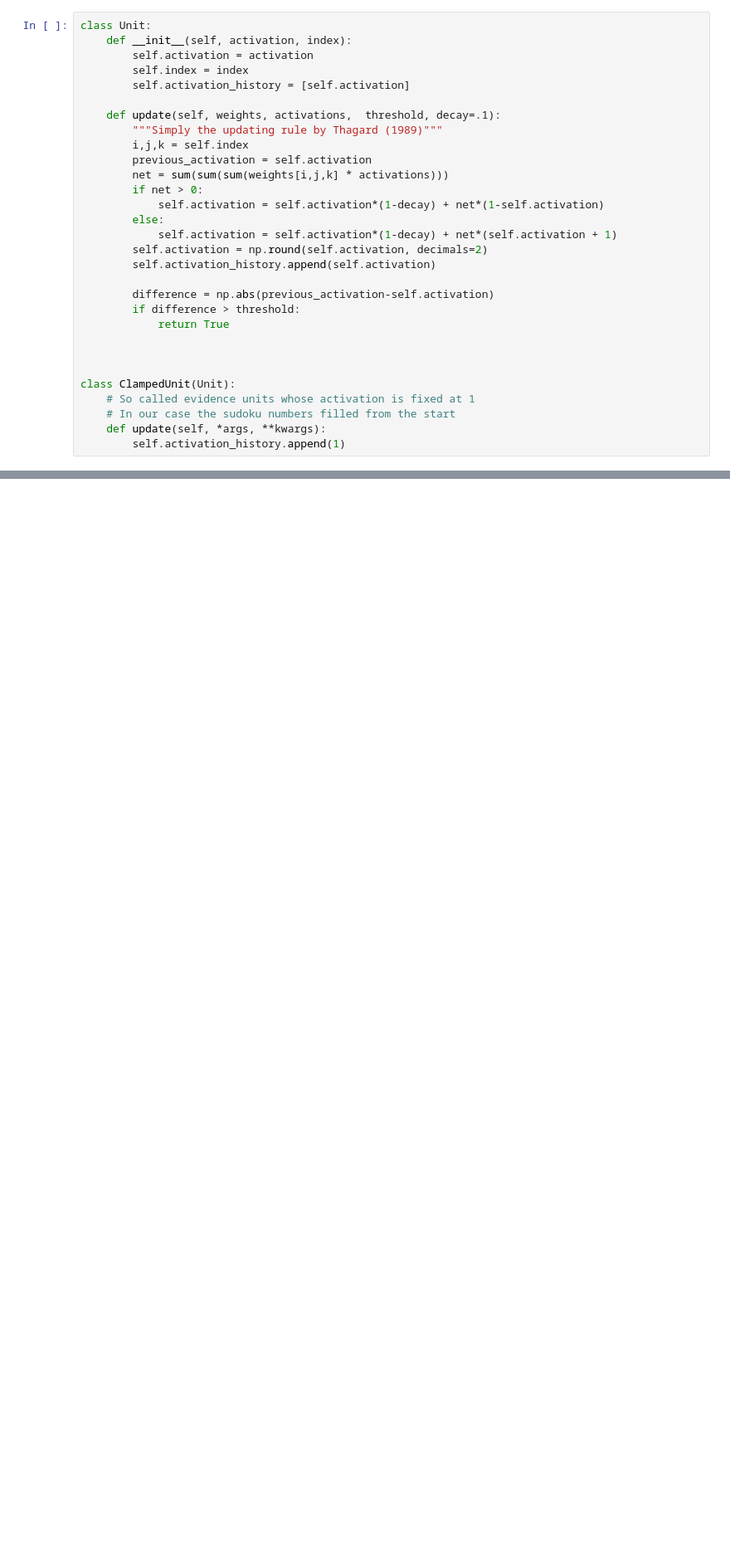
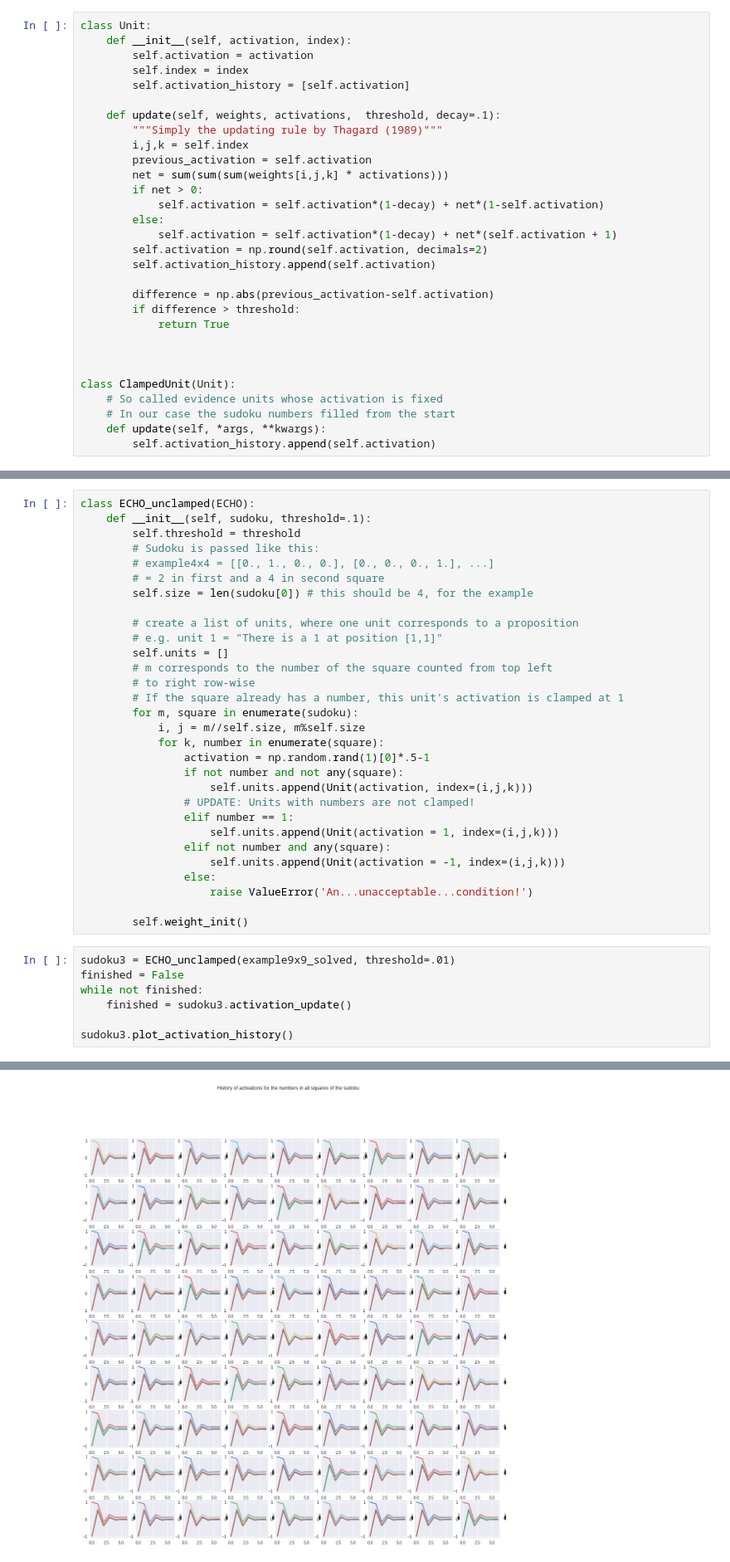
Before and after one commit to MaxRae/ConnectionistSudoku, a Jupyter notebook: ECHOSudoku.ipynb, the cells around one changed output, grey strips where cells are left out. Shown at 83% size. Cells and saved outputs as stored; diff of their text form; blank space fills up the shorter version.

```diff
--- a/ECHOSudoku.ipynb
+++ b/ECHOSudoku.ipynb
@@ -54,7 +60,7 @@ class Unit:
 
 
 class ClampedUnit(Unit):
-    # So called evidence units whose activation is fixed at 1
+    # So called evidence units whose activation is fixed
     # In our case the sudoku numbers filled from the start
     def update(self, *args, **kwargs):
-        self.activation_history.append(1)
+        self.activation_history.append(self.activation)
@@ -300,0 +385,38 @@ array([[[ 0.        , -0.11111111,  0.        ,  0.        ],
+# %%
+class ECHO_unclamped(ECHO):
+    def __init__(self, sudoku, threshold=.1):
+        self.threshold = threshold
+        # Sudoku is passed like this:
+        # example4x4 = [[0., 1., 0., 0.], [0., 0., 0., 1.], ...]
+        # = 2 in first and a 4 in second square
+        self.size = len(sudoku[0]) # this should be 4, for the example
+
+        # create a list of units, where one unit corresponds to a proposition
+        # e.g. unit 1 = "There is a 1 at position [1,1]"
+        self.units = []
+        # m corresponds to the number of the square counted from top left
+        # to right row-wise
+        # If the square already has a number, this unit's activation is clamped at 1
+        for m, square in enumerate(sudoku):
+            i, j = m//self.size, m%self.size
+            for k, number in enumerate(square):
+                activation = np.random.rand(1)[0]*.5-1
+                if not number and not any(square):
+                    self.units.append(Unit(activation, index=(i,j,k)))
+                # UPDATE: Units with numbers are not clamped!
+                elif number == 1:
+                    self.units.append(Unit(activation = 1, index=(i,j,k)))
+                elif not number and any(square):
+                    self.units.append(Unit(activation = -1, index=(i,j,k)))
+                else:
+                    raise ValueError('An...unacceptable...condition!')
+
+        self.weight_init()
+# %%
+sudoku3 = ECHO_unclamped(example9x9_solved, threshold=.01)
+finished = False
+while not finished:
+    finished = sudoku3.activation_update()
+
+sudoku3.plot_activation_history()
+# %% [output]
@@ -300,0 +426 @@ array([[[ 0.        , -0.11111111,  0.        ,  0.        ],
+[figure, added]
```
Also changed, not shown: parts of 27 cells of this notebook.
